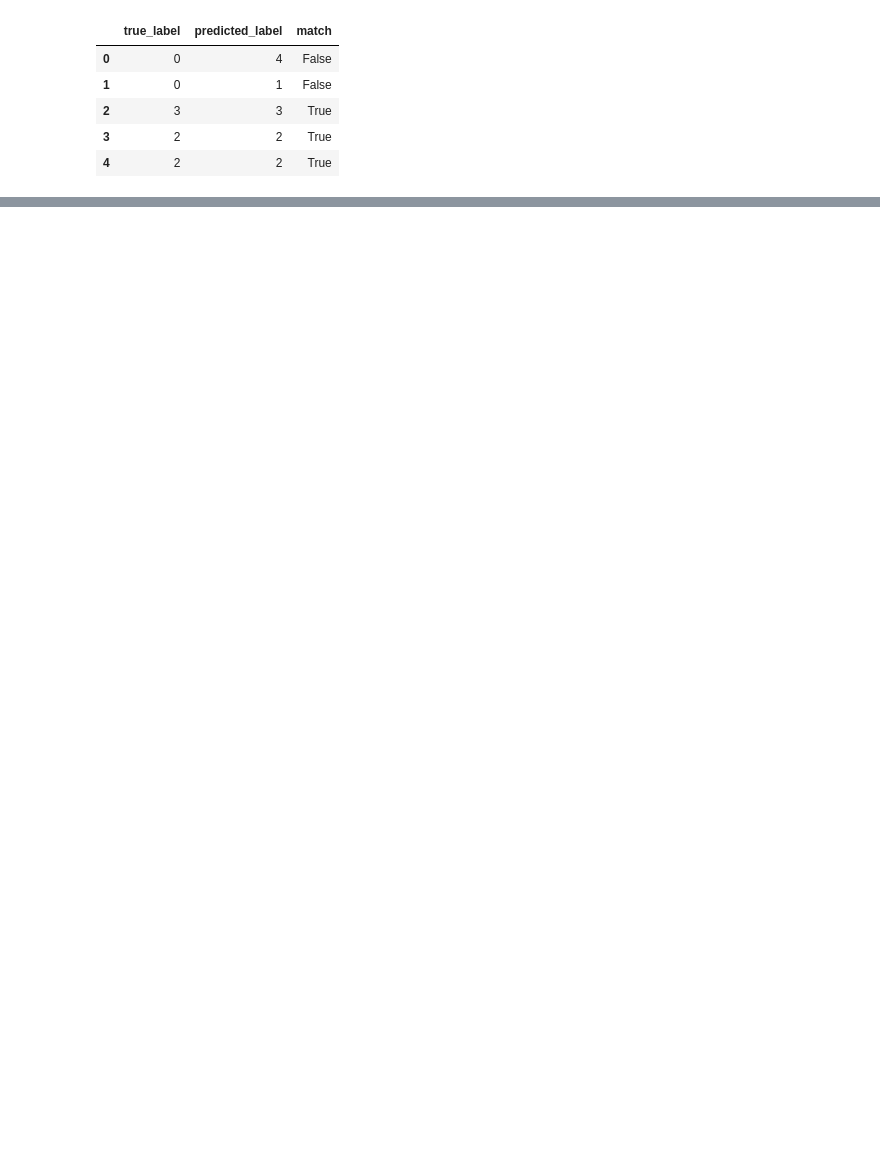
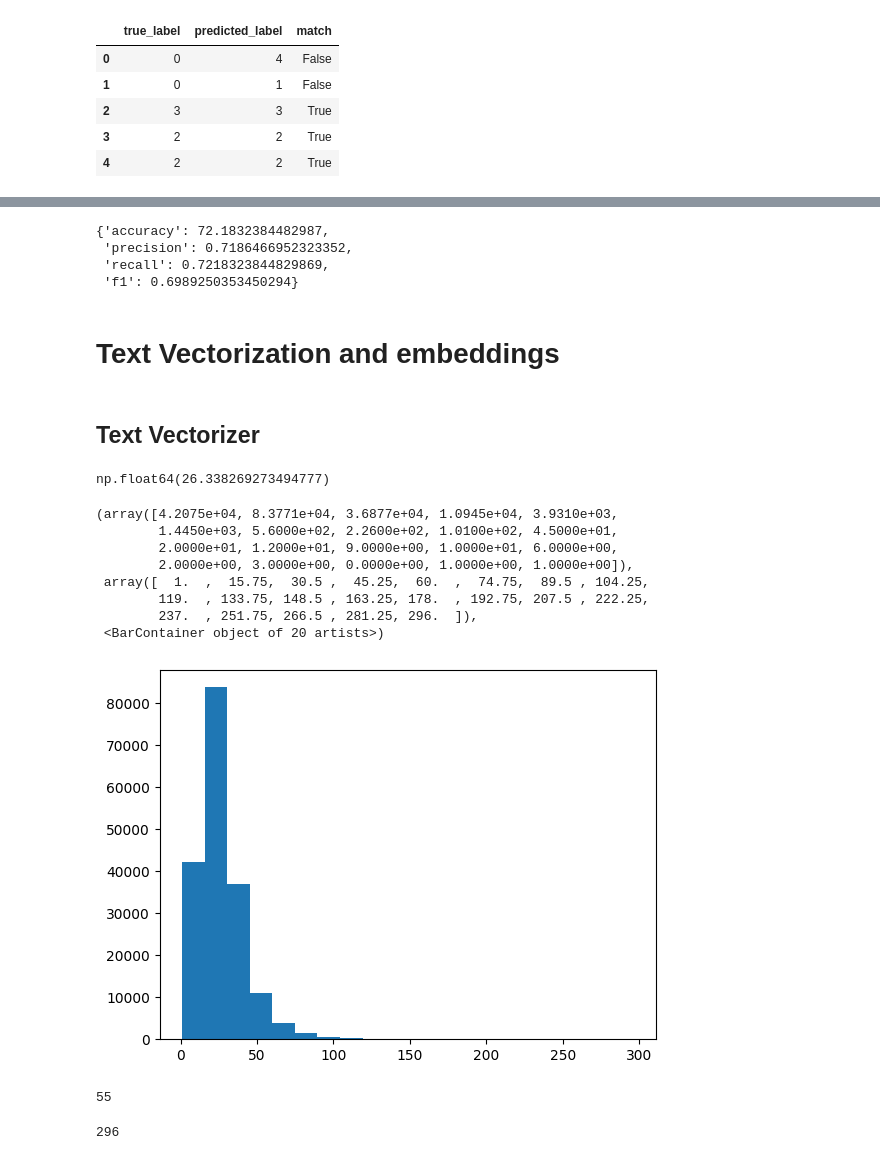
Before and after one commit to Rajeeb321123/Pytorch, a Jupyter notebook: 08_NLP_pytroch.ipynb, the cells around one changed output, grey strips where cells are left out. Drawn from its saved outputs; the diff is of its cells as text; code cells hidden in the pictures; blank space fills up the shorter version.

```diff
--- a/08_NLP_pytroch.ipynb
+++ b/08_NLP_pytroch.ipynb
@@ -1682,0 +607,56 @@ dog: 0.044
+# %%
+# Get baseline results
+baseline_results = calculate_results(y_true = val_labels_encoded,
+                                     y_pred = baseline_preds)
+
+baseline_results
+# %% [output]
+{'accuracy': 72.1832384482987,
+ 'precision': 0.7186466952323352,
+ 'recall': 0.7218323844829869,
+ 'f1': 0.6989250353450294}
+# %% [markdown]
+# Text Vectorization and embeddings
+# %% [markdown]
+## Text Vectorizer
+# %%
+# Each sentence length
+sent_lens=[len(i.split()) for i in train_sentences]
+
+# How long is each senctences in average
+avg_sent_len = np.mean(sent_lens)
+avg_sent_len
+# seem no of token or words is 26
+# %% [output]
+np.float64(26.338269273494777)
+# %%
+# What's the distribution look like?
+import matplotlib.pyplot as plt
+plt.hist(sent_lens, bins=20)
+
+# vast majority of sentences are under 50 words
+# %% [output]
+(array([4.2075e+04, 8.3771e+04, 3.6877e+04, 1.0945e+04, 3.9310e+03,
+        1.4450e+03, 5.6000e+02, 2.2600e+02, 1.0100e+02, 4.5000e+01,
+        2.0000e+01, 1.2000e+01, 9.0000e+00, 1.0000e+01, 6.0000e+00,
+        2.0000e+00, 3.0000e+00, 0.0000e+00, 1.0000e+00, 1.0000e+00]),
+ array([  1.  ,  15.75,  30.5 ,  45.25,  60.  ,  74.75,  89.5 , 104.25,
+        119.  , 133.75, 148.5 , 163.25, 178.  , 192.75, 207.5 , 222.25,
+        237.  , 251.75, 266.5 , 281.25, 296.  ]),
+ <BarContainer object of 20 artists>)
+[figure, added]
+# %%
+# How long of a sentences length coers 95% of examples? how long our max_lenght should be so it covers most of the sentences
+output_seq_len = int(np.percentile(sent_lens, 95))
+output_seq_len
+
+# This is saying 95% of sentences are under 55
+# %% [output]
+55
+# %%
+# Max sequence length in the training set
+max(sent_lens)
+# ridiculous to set max_length to 296
+# best is 55 for performance without losing accuracy
+# %% [output]
+296
```
Also changed, not shown: parts of 38 cells of this notebook.
